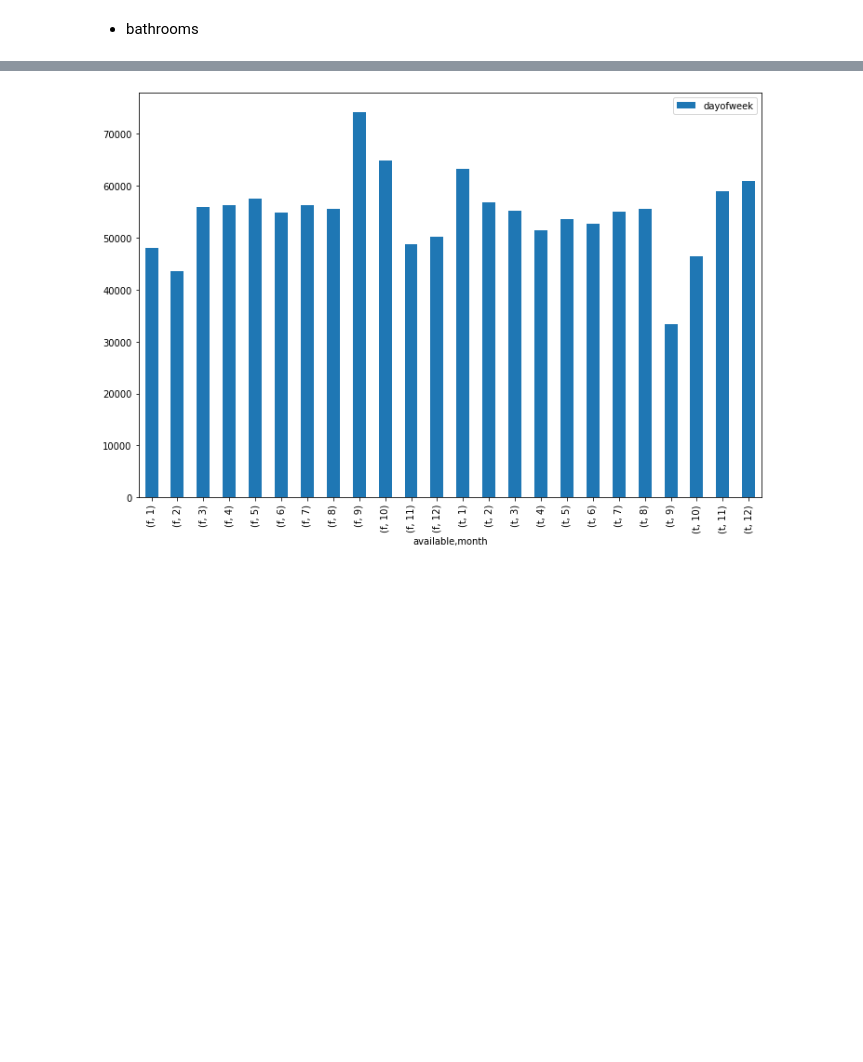
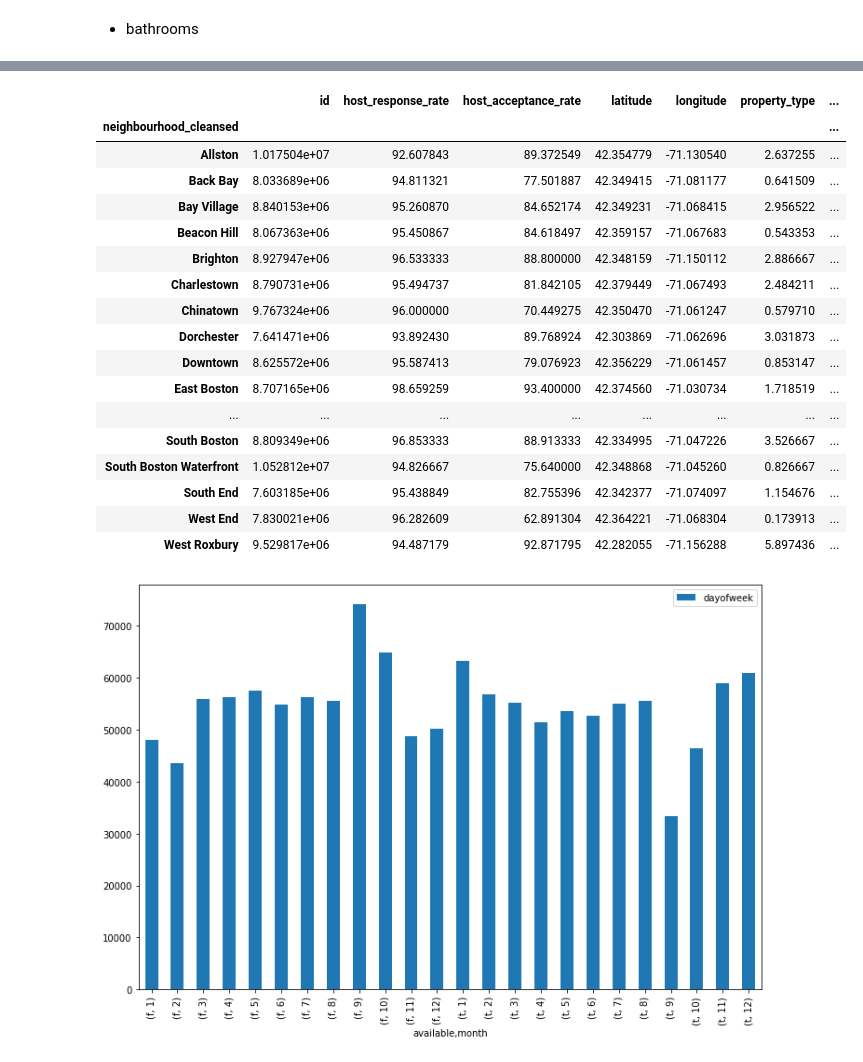
Before and after one commit to rafaelmata357/Data-Science-Udacity, a Jupyter notebook: Airbnb/airbnb.ipynb, the cells around one changed output, grey strips where cells are left out. Drawn from its saved outputs; the diff is of its cells as text; code cells hidden in the pictures; blank space fills up the shorter version.

```diff
--- a/Airbnb/airbnb.ipynb
+++ b/Airbnb/airbnb.ipynb
@@ -600,3 +740,24 @@ boston_df3_listings.bathrooms.fillna(most_common,inplace=True)
+# %%
+boston_df3_listings[boston_df3_listings.host_response_rate.notnull()].groupby('neighbourhood_cleansed').mean()
+# %% [output]
+|  | id | host_response_rate | host_acceptance_rate | latitude | longitude | property_type | ... |
+| neighbourhood_cleansed |  |  |  |  |  |  | ... |
+| Allston | 1.017504e+07 | 92.607843 | 89.372549 | 42.354779 | -71.130540 | 2.637255 | ... |
+| Back Bay | 8.033689e+06 | 94.811321 | 77.501887 | 42.349415 | -71.081177 | 0.641509 | ... |
+| Bay Village | 8.840153e+06 | 95.260870 | 84.652174 | 42.349231 | -71.068415 | 2.956522 | ... |
+| Beacon Hill | 8.067363e+06 | 95.450867 | 84.618497 | 42.359157 | -71.067683 | 0.543353 | ... |
+| Brighton | 8.927947e+06 | 96.533333 | 88.800000 | 42.348159 | -71.150112 | 2.886667 | ... |
+| Charlestown | 8.790731e+06 | 95.494737 | 81.842105 | 42.379449 | -71.067493 | 2.484211 | ... |
+| Chinatown | 9.767324e+06 | 96.000000 | 70.449275 | 42.350470 | -71.061247 | 0.579710 | ... |
+| Dorchester | 7.641471e+06 | 93.892430 | 89.768924 | 42.303869 | -71.062696 | 3.031873 | ... |
+| Downtown | 8.625572e+06 | 95.587413 | 79.076923 | 42.356229 | -71.061457 | 0.853147 | ... |
+| East Boston | 8.707165e+06 | 98.659259 | 93.400000 | 42.374560 | -71.030734 | 1.718519 | ... |
+| ... | ... | ... | ... | ... | ... | ... | ... |
+| South Boston | 8.809349e+06 | 96.853333 | 88.913333 | 42.334995 | -71.047226 | 3.526667 | ... |
+| South Boston Waterfront | 1.052812e+07 | 94.826667 | 75.640000 | 42.348868 | -71.045260 | 0.826667 | ... |
+| South End | 7.603185e+06 | 95.438849 | 82.755396 | 42.342377 | -71.074097 | 1.154676 | ... |
+| West End | 7.830021e+06 | 96.282609 | 62.891304 | 42.364221 | -71.068304 | 0.173913 | ... |
+| West Roxbury | 9.529817e+06 | 94.487179 | 92.871795 | 42.282055 | -71.156288 | 5.897436 | ... |
 # %%
 fig = plt.figure(figsize=(12,8))
 ax = fig.add_subplot(111)
```
Also changed, not shown: parts of 16 cells of this notebook.
